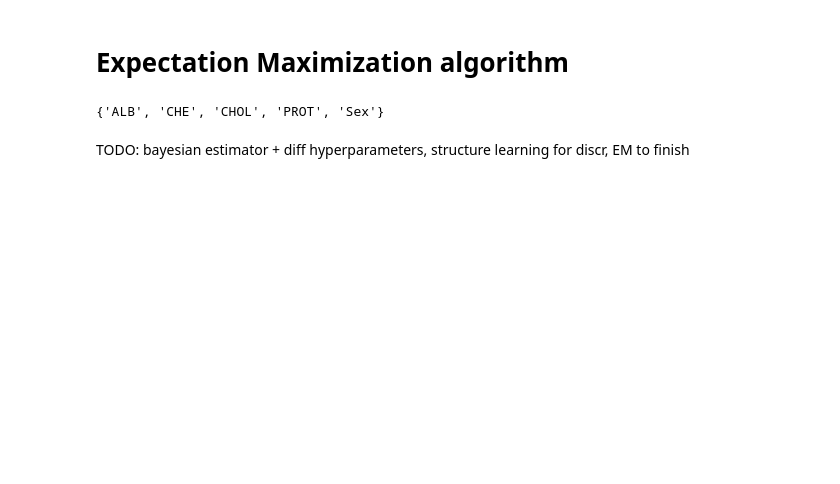
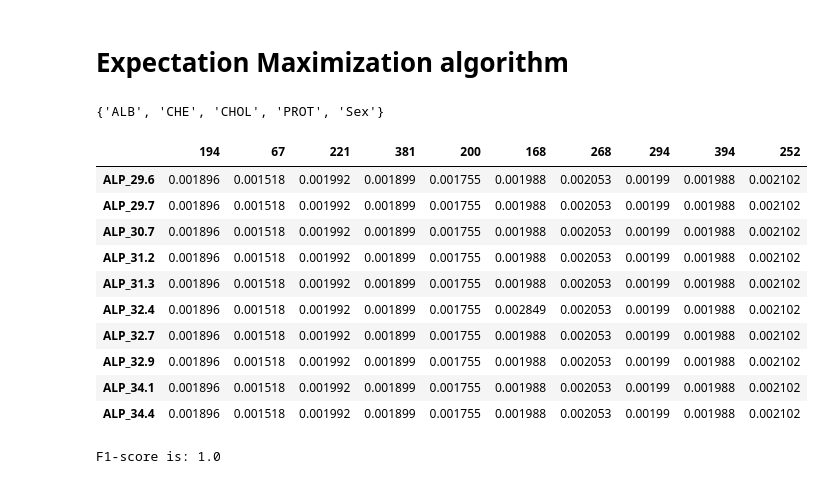
Before and after one commit to monikachudyba/MachineLearningProjects, a Jupyter notebook: HPVBayesNetwork.ipynb, the cells around one changed output. Saved outputs shown, nothing was run; the diff lists cells and outputs as text; code cells hidden in the pictures; blank space fills up the shorter version.

```diff
--- a/HPVBayesNetwork.ipynb
+++ b/HPVBayesNetwork.ipynb
@@ -630,5 +666,5 @@ model.simulate()
 # %%
-# test = df_discr.sample(50, random_state=2022)
-# testX = test.drop(columns=['Category', 'BIL', 'CHOL'])
-# testY = test['Category']
+test = df_discr.sample(50, random_state=2022)
+testX = test.drop(columns=['Category', 'ALP', 'Age', 'CREA'])
+testY = test['Category']
 # %%
@@ -723,2 +785,17 @@ diff
-# %% [markdown]
-TODO: bayesian estimator + diff hyperparameters, structure learning for discr, EM to finish
+# %%
+test_lat = df.drop(columns=diff).sample(50, random_state=2022)
+testX_lat = test.drop(columns=['ALP', 'ALT'])
+# %%
+model.predict_probability(testX_lat)[:10].transpose()[350:360]
+# %% [output]
+|  | 194 | 67 | 221 | 381 | 200 | 168 | 268 | 294 | 394 | 252 |
+| ALP_29.6 | 0.001896 | 0.001518 | 0.001992 | 0.001899 | 0.001755 | 0.001988 | 0.002053 | 0.00199 | 0.001988 | 0.002102 |
+| ALP_29.7 | 0.001896 | 0.001518 | 0.001992 | 0.001899 | 0.001755 | 0.001988 | 0.002053 | 0.00199 | 0.001988 | 0.002102 |
+| ALP_30.7 | 0.001896 | 0.001518 | 0.001992 | 0.001899 | 0.001755 | 0.001988 | 0.002053 | 0.00199 | 0.001988 | 0.002102 |
+| ALP_31.2 | 0.001896 | 0.001518 | 0.001992 | 0.001899 | 0.001755 | 0.001988 | 0.002053 | 0.00199 | 0.001988 | 0.002102 |
+| ALP_31.3 | 0.001896 | 0.001518 | 0.001992 | 0.001899 | 0.001755 | 0.001988 | 0.002053 | 0.00199 | 0.001988 | 0.002102 |
+| ALP_32.4 | 0.001896 | 0.001518 | 0.001992 | 0.001899 | 0.001755 | 0.002849 | 0.002053 | 0.00199 | 0.001988 | 0.002102 |
+| ALP_32.7 | 0.001896 | 0.001518 | 0.001992 | 0.001899 | 0.001755 | 0.001988 | 0.002053 | 0.00199 | 0.001988 | 0.002102 |
+| ALP_32.9 | 0.001896 | 0.001518 | 0.001992 | 0.001899 | 0.001755 | 0.001988 | 0.002053 | 0.00199 | 0.001988 | 0.002102 |
+| ALP_34.1 | 0.001896 | 0.001518 | 0.001992 | 0.001899 | 0.001755 | 0.001988 | 0.002053 | 0.00199 | 0.001988 | 0.002102 |
+| ALP_34.4 | 0.001896 | 0.001518 | 0.001992 | 0.001899 | 0.001755 | 0.001988 | 0.002053 | 0.00199 | 0.001988 | 0.002102 |
@@ -724,0 +808,4 @@ TODO: bayesian estimator + diff hyperparameters, structure learning for discr, E
+# %%
+print("F1-score is:", f1_score(testY, pred))
+# %% [output]
+F1-score is: 1.0
```
Also changed, not shown: parts of 25 cells of this notebook.
